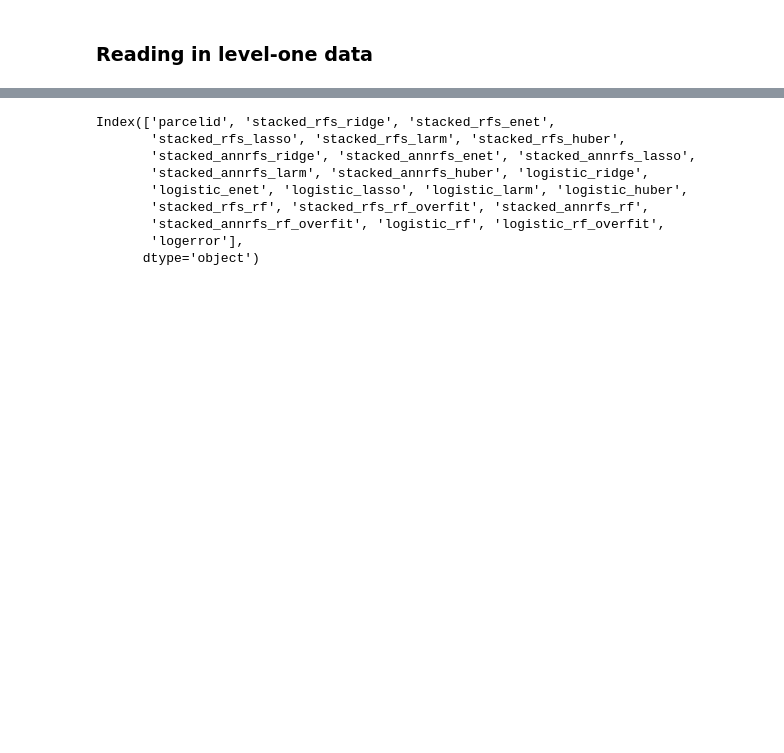
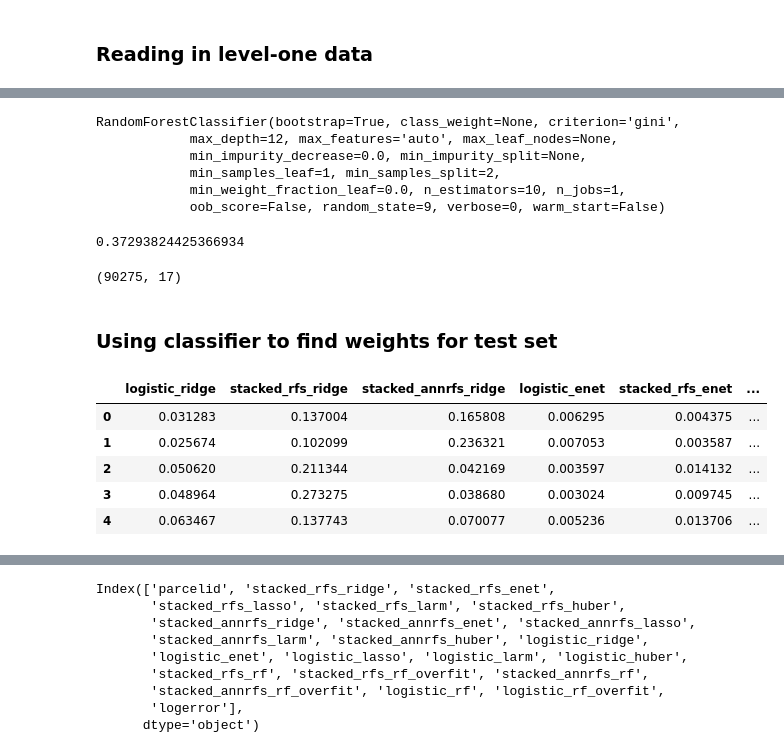
Before and after one commit to vafajardo/Zillow, a Jupyter notebook: Notebooks/Stacked Regression - Finding optimal weights.ipynb, the cells around one changed output, grey strips where cells are left out. Drawn from its saved outputs; the diff is of its cells as text; code cells hidden in the pictures; blank space fills up the shorter version.

```diff
--- a/Notebooks/Stacked Regression - Finding optimal weights.ipynb
+++ b/Notebooks/Stacked Regression - Finding optimal weights.ipynb
@@ -46,0 +255,19 @@ l1data.head()
+# %%
+clf.fit(feature_pipeline.transform(data),newy)
+# %% [output]
+RandomForestClassifier(bootstrap=True, class_weight=None, criterion='gini',
+            max_depth=12, max_features='auto', max_leaf_nodes=None,
+            min_impurity_decrease=0.0, min_impurity_split=None,
+            min_samples_leaf=1, min_samples_split=2,
+            min_weight_fraction_leaf=0.0, n_estimators=10, n_jobs=1,
+            oob_score=False, random_state=9, verbose=0, warm_start=False)
+# %%
+clf.score(feature_pipeline.transform(data), newy)
+# %% [output]
+0.37293824425366934
+# %%
+clf.predict_proba(feature_pipeline.transform(data)).shape
+# %% [output]
+(90275, 17)
+# %% [markdown]
+### Using classifier to find weights for test set
@@ -46,0 +276,9 @@ l1data.head()
+# %%
+test_probs.head()
+# %% [output]
+|  | logistic_ridge | stacked_rfs_ridge | stacked_annrfs_ridge | logistic_enet | stacked_rfs_enet | ... |
+| 0 | 0.031283 | 0.137004 | 0.165808 | 0.006295 | 0.004375 | ... |
+| 1 | 0.025674 | 0.102099 | 0.236321 | 0.007053 | 0.003587 | ... |
+| 2 | 0.050620 | 0.211344 | 0.042169 | 0.003597 | 0.014132 | ... |
+| 3 | 0.048964 | 0.273275 | 0.038680 | 0.003024 | 0.009745 | ... |
+| 4 | 0.063467 | 0.137743 | 0.070077 | 0.005236 | 0.013706 | ... |
```
Also changed, not shown: parts of 58 cells of this notebook, 7 other files.
